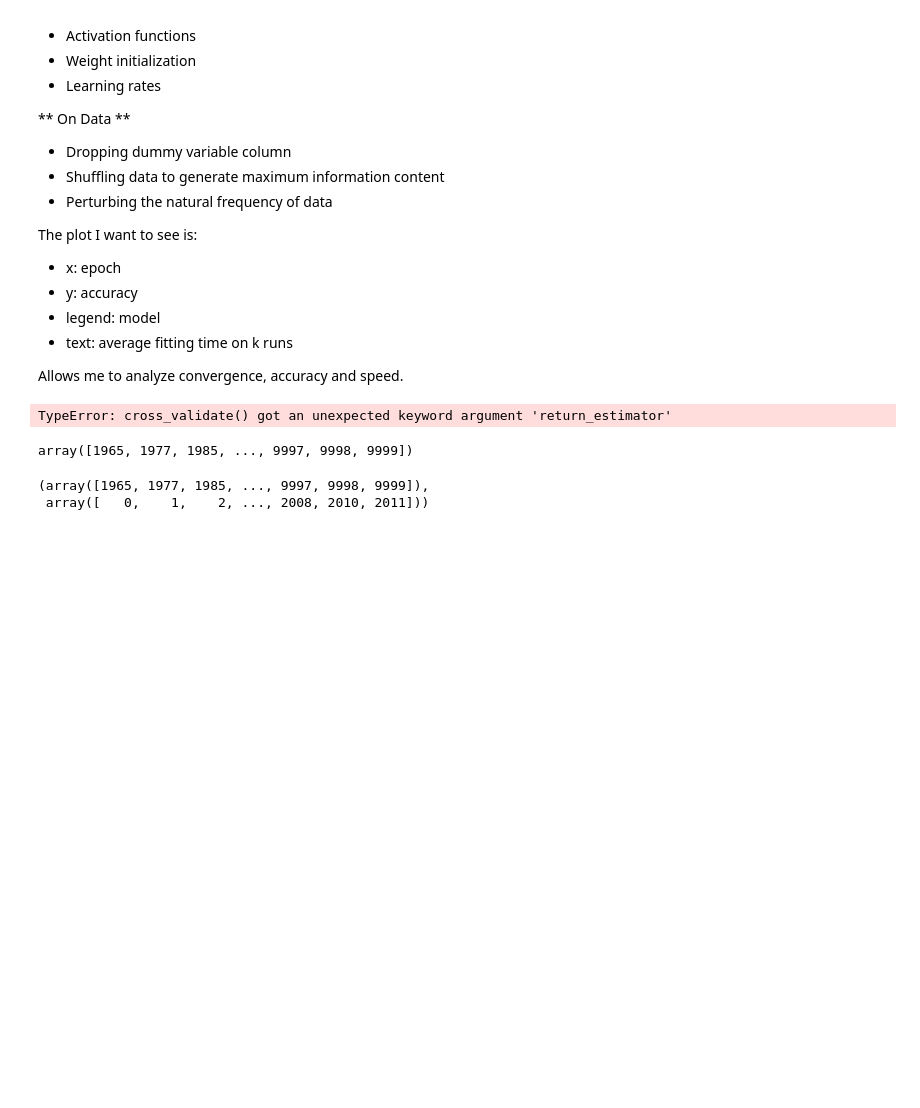
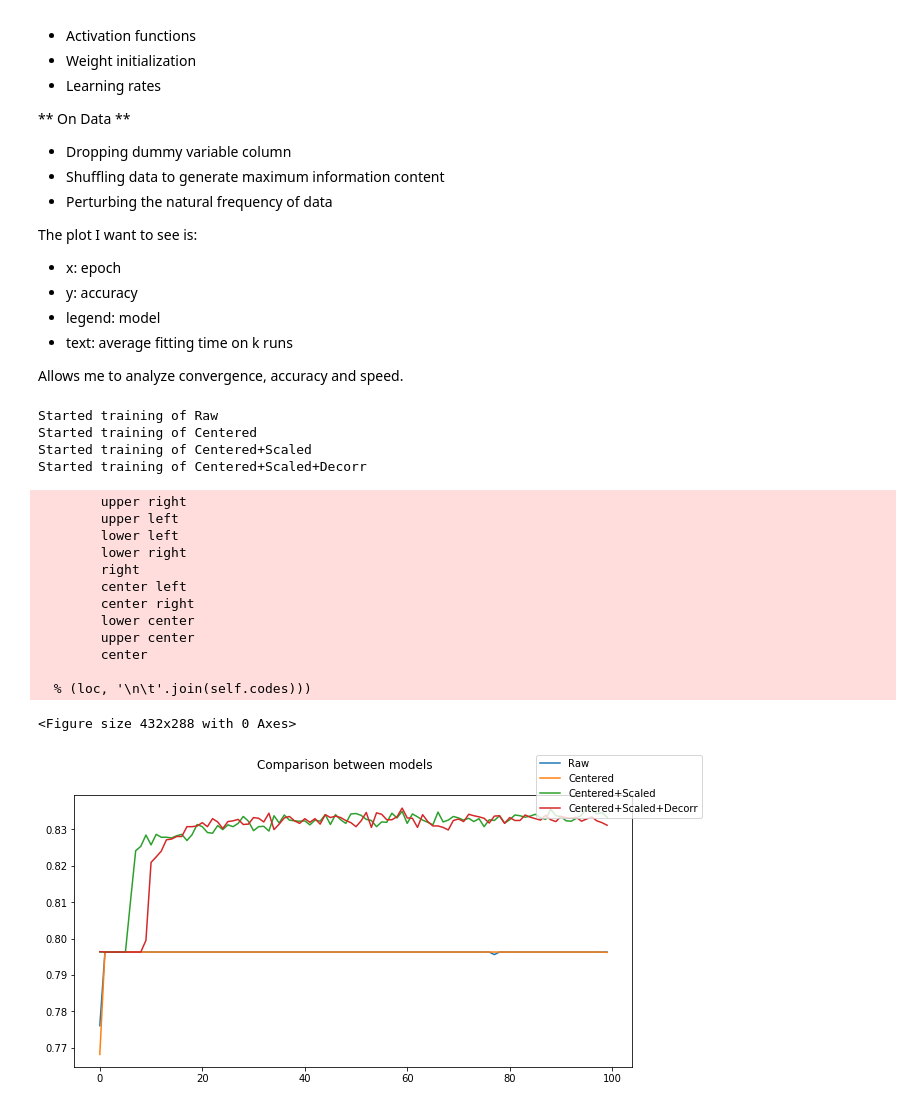
Before and after one commit to apcc-geoslegend/Deep-Learning, a Jupyter notebook: Artificial Neural Networks/Artificial Neural Networks.ipynb, the cells around one changed output. Cells and saved outputs as stored; diff of their text form; code cells hidden in the pictures; blank space fills up the shorter version.

Commit message:
Created framework for model comparison

```diff
--- a/Artificial Neural Networks/Artificial Neural Networks.ipynb
+++ b/Artificial Neural Networks/Artificial Neural Networks.ipynb
@@ -581,13 +581,13 @@ class MultiColumnLabelEncoder:
     def fit(self, X):
         #foreach column in the categorical columns fit a different LabelEncoder, and store in a dictionary
         for col in self.columns:
-            self.encoders[col] = LabelEncoder().fit(X.iloc[:,col])
+            self.encoders[col] = LabelEncoder().fit(X[:,col])
         return self
 
     def transform(self, X):
         output = X.copy()
         for col in self.columns:
-            output.iloc[:, col] = self.encoders[col].transform(X.iloc[:,col])
+            output[:, col] = self.encoders[col].transform(X[:,col])
         return output
 
     def fit_transform(self, X, y=None):
@@ -599,7 +599,7 @@ from sklearn.pipeline import Pipeline, make_pipeline
 from keras.models import Sequential
 from keras.layers import Dense
 from keras.layers import Dropout
-#from keras.wrappers.scikit_learn import KerasClassifier
+from keras.wrappers.scikit_learn import KerasClassifier
 
 def preprocessing_pipeline(categorical_features=None, center=False, scale=False, pca=False):
     steps = [('label_encoding', MultiColumnLabelEncoder(categorical_features))]
@@ -614,7 +614,7 @@ def preprocessing_pipeline(categorical_features=None, center=False, scale=False,
 
 def basic_ann_architecture():
     ann = Sequential()
-    ann.add(Dense(units=6, kernel_initializer='uniform', activation='relu', input_shape=(11,)))
+    ann.add(Dense(units=6, kernel_initializer='uniform', activation='relu'))
     ann.add(Dropout(rate=0.1))
     ann.add(Dense(units=6, kernel_initializer='uniform', activation='relu'))
     ann.add(Dropout(rate=0.1))
@@ -622,7 +622,9 @@ def basic_ann_architecture():
     ann.compile(optimizer='adam', loss='binary_crossentropy', metrics=['accuracy'])
     return ann
 
-def advanced_ann_architecture():
-    pass
+def get_ann():
+    return KerasClassifier(build_fn=basic_ann_architecture)
+
+#, input_shape=(11,)
 # %%
 #Model comparison framework
@@ -651,36 +670,40 @@ compare_models(models=[m1, m2, m3],
 # %%
-#Input normalization - is it important?
-from timeit import default_timer as timer
-from sklearn.model_selection import cross_validate, StratifiedKFold
+from sklearn.pipeline import make_pipeline
 
-model1 = preprocessing_pipeline(categorical_features=[1,2], center=False, scale=False, pca=False) #raw
-model2 = preprocessing_pipeline(categorical_features=[1,2], center=True, scale=False, pca=False) #centered
-model3 = preprocessing_pipeline(categorical_features=[1,2], center=True, scale=True, pca=False) #centered and scaled
-model4 = preprocessing_pipeline(categorical_features=[1,2], center=True, scale=True, pca=True) #centered, scaled and decorrelated
+model1 = Pipeline([('preprocessing', preprocessing_pipeline(categorical_features=[1,2], center=False, scale=False, pca=False)),
+                   ('nn', basic_ann_architecture())])
 
-models = [model1, model2, model3, model4]
-labels = ['Raw', 'Centered', 'Centered and Scaled', 'Centered, Scaled and Decorr']
+model2 = Pipeline([('preprocessing', preprocessing_pipeline(categorical_features=[1,2], center=True, scale=False, pca=False)),
+                   ('nn', basic_ann_architecture())])
 
-X = data.iloc[:,3:-1]
-y = data.iloc[:, -1]
-n_splits = 5
-folds = list(StratifiedKFold(n_splits=n_splits).split(X, y))
+model3 = Pipeline([('preprocessing', preprocessing_pipeline(categorical_features=[1,2], center=True, scale=True, pca=False)),
+                   ('nn', basic_ann_architecture())])
 
-results = {}
+model4 = Pipeline([('preprocessing', preprocessing_pipeline(categorical_features=[1,2], center=True, scale=True, pca=True)),
+                   ('nn', basic_ann_architecture())])
 
-for model in models:
-    ann = basic_ann_architecture()
-    times = []
-    results = []
-    X_processed = model.transform(X)
-    for i in range(n_splits):
-        t0 = timer()
-        history = model.fit(X_train, y_train, batch_size=32, epochs=50, verbose=0)
+X = data.iloc[:,3:-1].values
+y = data.iloc[:, -1].values
 
-results = [cross_validate(estimator=model, X=X, y=y, scoring='accuracy', cv=folds, return_estimator=True) for model in models]
+compare_models([model1, model2, model3, model4],
+               ['Raw','Centered','Centered+Scaled','Centered+Scaled+Decorr'],
+               (X,y), epochs=100)
 # %% [output]
-TypeError: cross_validate() got an unexpected keyword argument 'return_estimator'
+Started training of Raw
+Started training of Centered
+Started training of Centered+Scaled
+Started training of Centered+Scaled+Decorr
+        upper right
+        upper left
+        lower left
+        lower right
+        right
+        center left
+        center right
+        lower center
+        upper center
+        center
+
+  % (loc, '\n\t'.join(self.codes)))
+<Figure size 432x288 with 0 Axes>
+[figure, added]
-# %%
-folds[0][0]
-# %% [output]
-array([1965, 1977, 1985, ..., 9997, 9998, 9999])
@@ -689,5 +709,0 @@ folds = list(StratifiedKFold(n_splits=5).split(X, y))
-# %%
-folds[0]
-# %% [output]
-(array([1965, 1977, 1985, ..., 9997, 9998, 9999]),
- array([   0,    1,    2, ..., 2008, 2010, 2011]))
```
Also changed, not shown: parts of 6 cells of this notebook.
